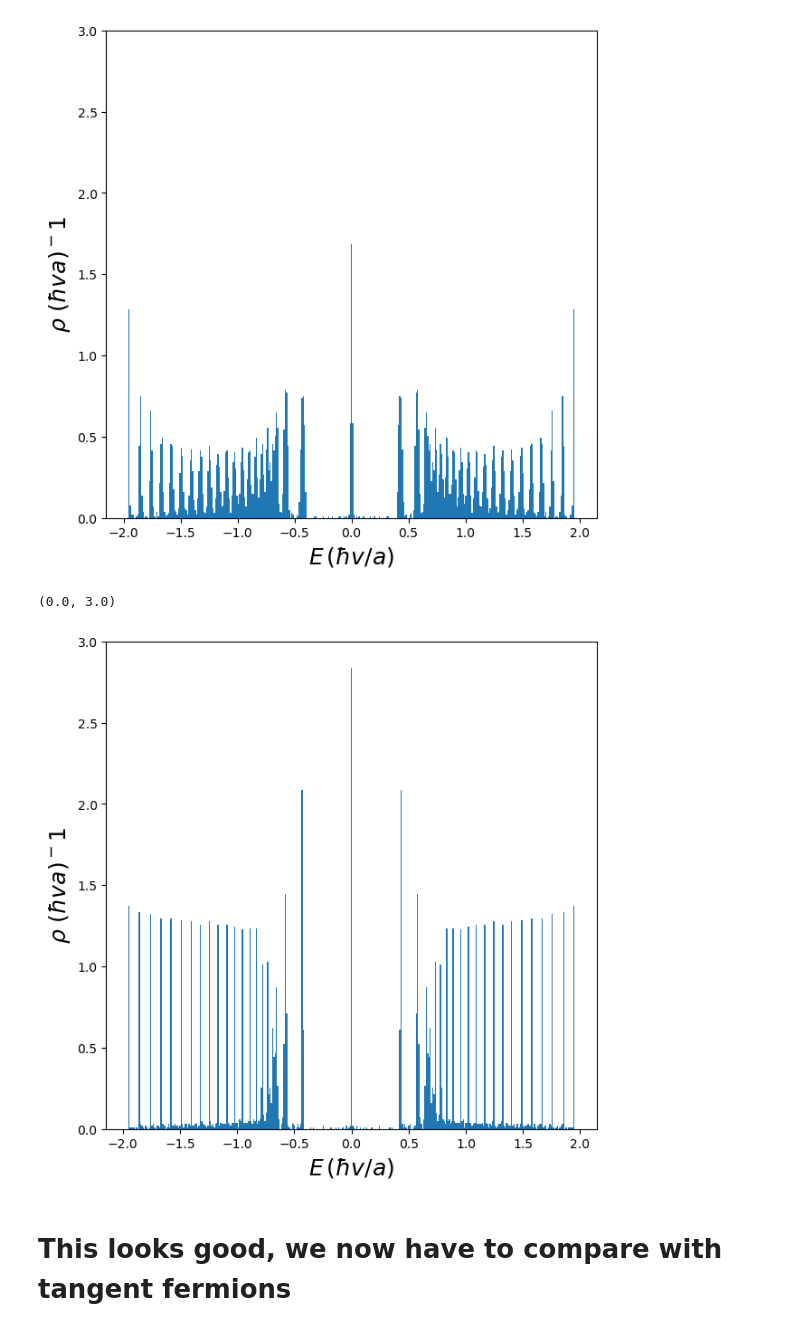
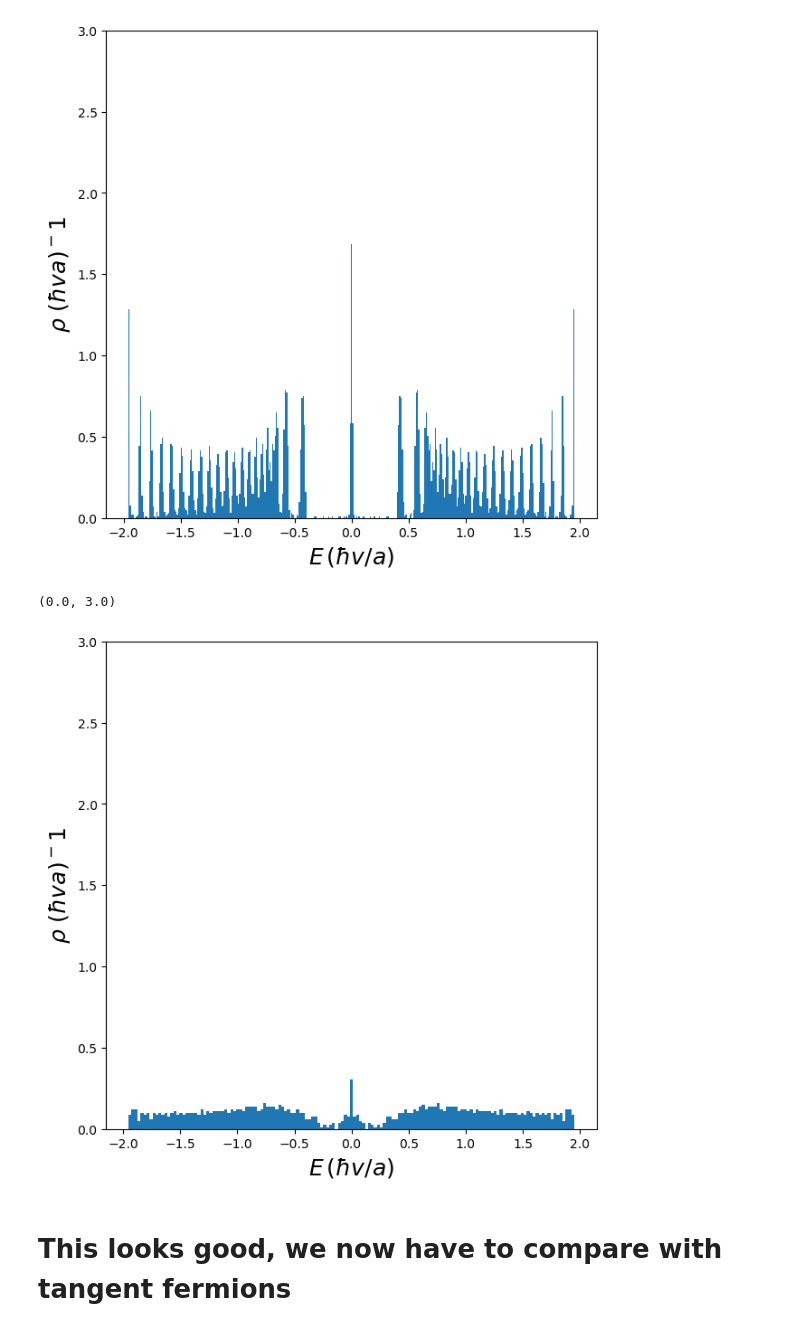
Before and after one commit to adonvel/tangent-magnetic-field, a Jupyter notebook: graph_square.ipynb, the cells around one changed output. Cells and saved outputs as stored; diff of their text form; code cells hidden in the pictures.

Commit message:
Density of states comparison

```diff
--- a/graph_square.ipynb
+++ b/graph_square.ipynb
@@ -74,34 +74,34 @@ ax.set_ylim(0,3)
 [figure]
 # %%
 parameters = {
-    'width' : 70, # This is in units of 3a
-    'length' : 25,# This is in units of sqrt(3)a
+    'width' : 13, # This is in units of 3a
+    'length' : 23,# This is in units of sqrt(3)a
     'bottom_bearded' : True,
     'top_bearded' : False,
     'mag_field' : 0.1,
-    'noise' : 0.0,
+    'noise' : 1,
     'seed' : 0
              }
 #Calculate spectrum
 spectrum = mb.graphene_spectrum(parameters)
 # %%
-nbins = parameters['width']*parameters['length']//5+1-(parameters['width']*parameters['length']//5)%2
+nbins = parameters['width']*parameters['length']//2+1-(parameters['width']*parameters['length']//2)%2
 #The previous line ensures that the amount of bins is proportional to the system size and always odd.
 density_of_states, bin_edges = np.histogram(spectrum, bins = nbins, density = False)
 
 x = (bin_edges[1:]+bin_edges[:-1])/2
 dx = (bin_edges[1]-bin_edges[0])
 
 fig = plt.figure(figsize = (7,7))
 ax = fig.add_subplot(111)
 area = parameters['width']*parameters['length']*3*np.sqrt(3)
-ax.bar(x,density_of_states/dx/area,width = dx)
+ax.bar(x,density_of_states/dx/area/2,width = dx)
 ax.set_ylabel(r"$\rho$ $(\hbar va)^-1$",fontsize = 18)
 ax.set_xlabel(r"$E\,(\hbar v/a)$",fontsize = 18)
 #ax.axvline(np.sqrt(2*parameters['mag_field']), c = 'C3') #First Landau level
 ax.set_ylim(0,3)
 # %% [output]
 (0.0, 3.0)
-[figure, old version]
+[figure, new version]
 # %% [markdown]
 # This looks good, we now have to compare with tangent fermions
```
Also changed, not shown: parts of 1 cell of this notebook, 2 other files.
